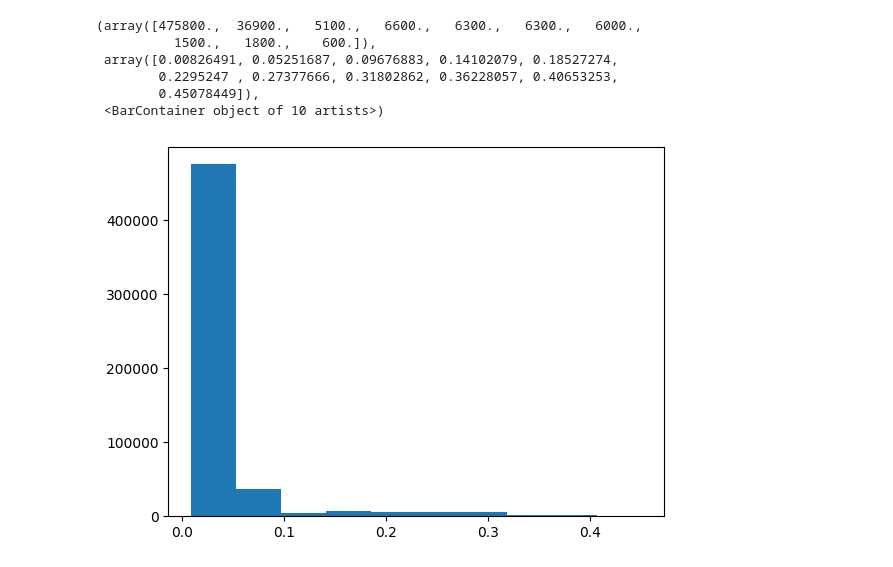
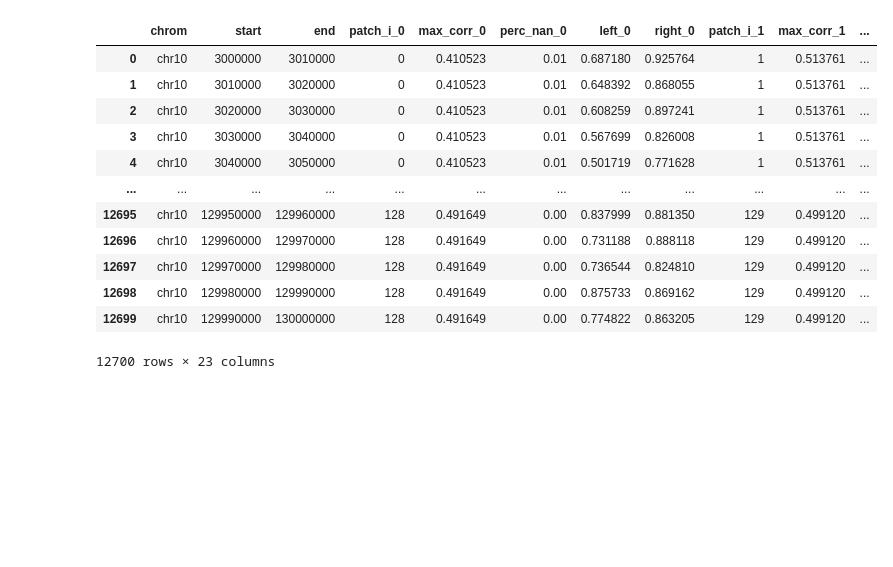
Before and after one commit to boooooogey/loopextrusion-pytorch, a Jupyter notebook: dlem/examples/dlem_pipeline_analysis.ipynb, the cells around one changed output. Saved outputs shown, nothing was run; the diff lists cells and outputs as text; code cells hidden in the pictures; blank space fills up the shorter version.

```diff
--- a/dlem/examples/dlem_pipeline_analysis.ipynb
+++ b/dlem/examples/dlem_pipeline_analysis.ipynb
@@ -5 +6,15 @@ import matplotlib.pyplot as plt
+# %%
+from functools import reduce
+
+def collapse_sliding_windows(df:pd.DataFrame, overlap:int) -> pd.DataFrame:
+
+    splits = []
+    for i in range(overlap):
+        splits.append(df.loc[df.patch_i % overlap == i])
+
+    def merger_f(left, right):
+        return ('', pd.merge(left[1], right[1],
+                         on=["chrom", "start", "end"], suffixes=(left[0], right[0])))
+
+    return reduce(merger_f, zip([f'_{i}' for i in range(1, len(splits))], splits[1:]), ('_0', splits[0]))[1]
 # %%
@@ -83,10 +38,18 @@ data.describe()
-# %%
-plt.hist(data["max_corr"])
-# %% [output]
-(array([475800.,  36900.,   5100.,   6600.,   6300.,   6300.,   6000.,
-          1500.,   1800.,    600.]),
- array([0.00826491, 0.05251687, 0.09676883, 0.14102079, 0.18527274,
-        0.2295247 , 0.27377666, 0.31802862, 0.36228057, 0.40653253,
-        0.45078449]),
- <BarContainer object of 10 artists>)
-[figure, removed]
+# %%
+data_collapsed = collapse_sliding_windows(data, 4)
+# %%
+data_collapsed
+# %% [output]
+|  | chrom | start | end | patch_i_0 | max_corr_0 | perc_nan_0 | left_0 | right_0 | patch_i_1 | max_corr_1 | ... |
+| 0 | chr10 | 3000000 | 3010000 | 0 | 0.410523 | 0.01 | 0.687180 | 0.925764 | 1 | 0.513761 | ... |
+| 1 | chr10 | 3010000 | 3020000 | 0 | 0.410523 | 0.01 | 0.648392 | 0.868055 | 1 | 0.513761 | ... |
+| 2 | chr10 | 3020000 | 3030000 | 0 | 0.410523 | 0.01 | 0.608259 | 0.897241 | 1 | 0.513761 | ... |
+| 3 | chr10 | 3030000 | 3040000 | 0 | 0.410523 | 0.01 | 0.567699 | 0.826008 | 1 | 0.513761 | ... |
+| 4 | chr10 | 3040000 | 3050000 | 0 | 0.410523 | 0.01 | 0.501719 | 0.771628 | 1 | 0.513761 | ... |
+| ... | ... | ... | ... | ... | ... | ... | ... | ... | ... | ... | ... |
+| 12695 | chr10 | 129950000 | 129960000 | 128 | 0.491649 | 0.00 | 0.837999 | 0.881350 | 129 | 0.499120 | ... |
+| 12696 | chr10 | 129960000 | 129970000 | 128 | 0.491649 | 0.00 | 0.731188 | 0.888118 | 129 | 0.499120 | ... |
+| 12697 | chr10 | 129970000 | 129980000 | 128 | 0.491649 | 0.00 | 0.736544 | 0.824810 | 129 | 0.499120 | ... |
+| 12698 | chr10 | 129980000 | 129990000 | 128 | 0.491649 | 0.00 | 0.875733 | 0.869162 | 129 | 0.499120 | ... |
+| 12699 | chr10 | 129990000 | 130000000 | 128 | 0.491649 | 0.00 | 0.774822 | 0.863205 | 129 | 0.499120 | ... |
+12700 rows × 23 columns
```
Also changed, not shown: parts of 22 cells of this notebook, 2 other files.
